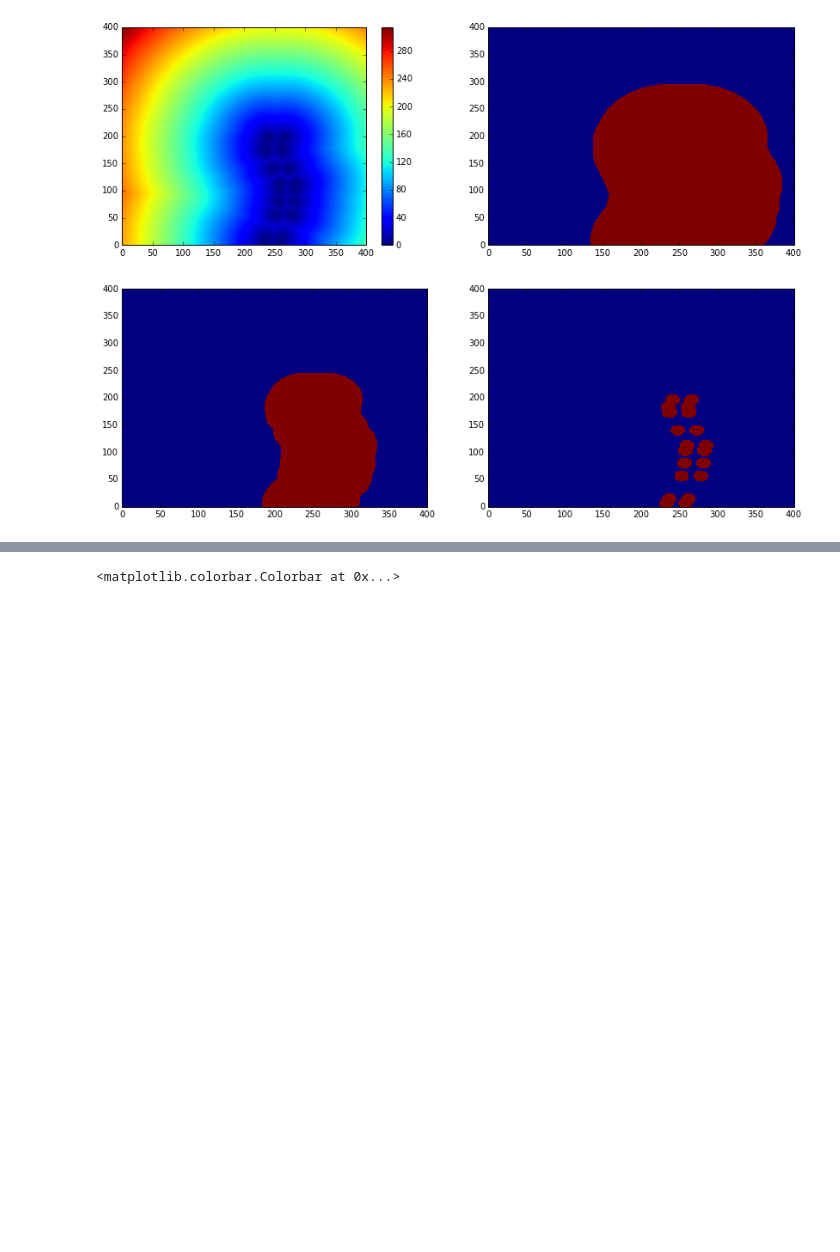
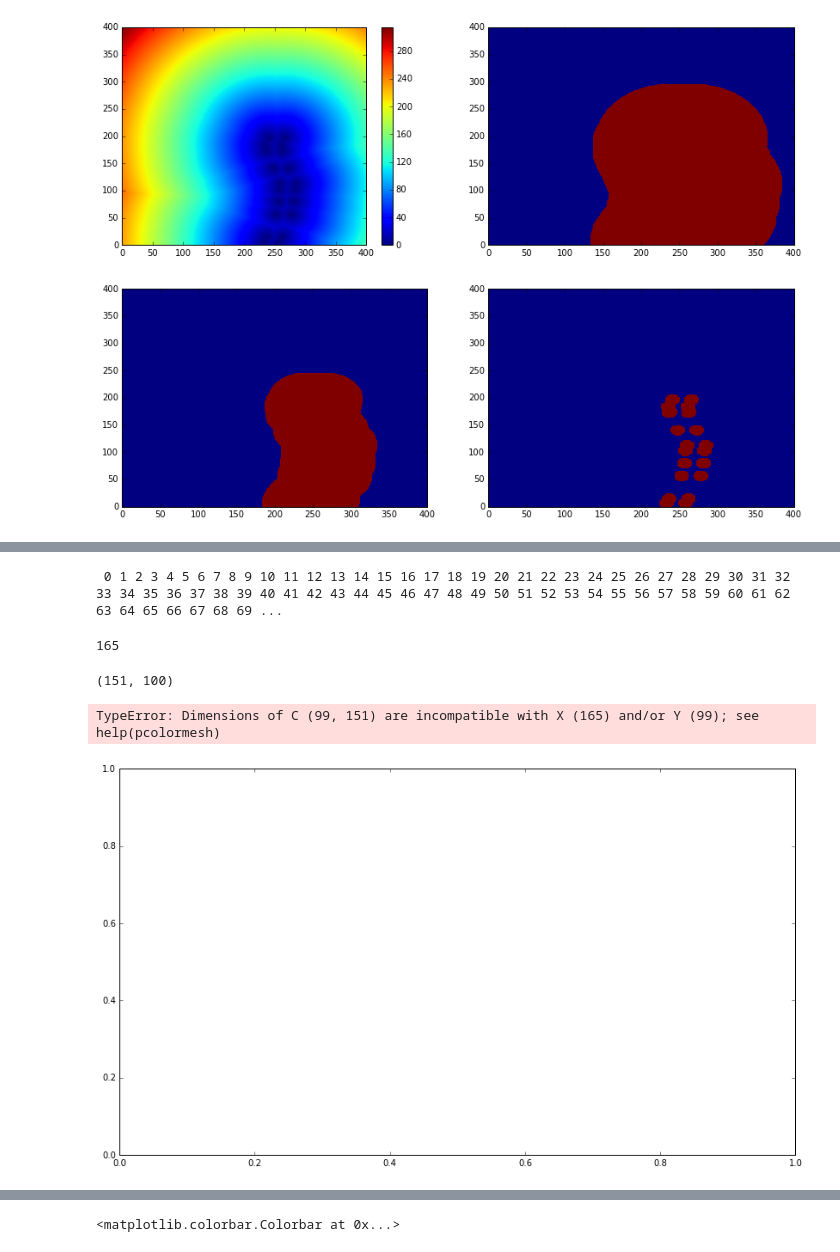
Before and after one commit to mvanlierwalq/IPy_NB_Public, a Jupyter notebook: test_spatial_statistics.ipynb, the cells around one changed output, grey strips where cells are left out. Drawn from its saved outputs; the diff is of its cells as text; code cells hidden in the pictures; blank space fills up the shorter version.

```diff
--- a/test_spatial_statistics.ipynb
+++ b/test_spatial_statistics.ipynb
@@ -218,0 +455,80 @@ for i in xrange(darr.shape[0]):
+# %%
+#..Let's do the same thing we did for radar, now for model updrafts
+threshold = 15.
+blurval = 1.
+
+epocz = []
+for j in xrange(numfiles):
+    print j,
+    filenm = wrf_files[j]
+    #..Load data, look at it
+    wrf_epoc = (datetime.datetime(2011,5,int(filenm[-11:-9]),int(filenm[-8:-6]),int(filenm[-5:-3])) -
+                        datetime.datetime(1970,1,1)).total_seconds()
+    epocz = np.r_[epocz,wrf_epoc]
+
+    #..get a representative time of updraft
+    nc = Dataset(basepath+filenm,'r')
+    wup = nc.variables[w_nm][0,:,:,:]
+    nc.close()
+    dd = np.ma.masked_where(np.logical_or(zw>9000.,zw<6000.),wup)
+    wup_avg = dd.mean(axis=0)
+
+    #     kdp_proc = np.ma.masked_where(rho<.8,kdp_proc)
+    #     kdp_proc = np.ma.masked_where(zhh<15.,kdp_proc)
+    #..Get KDP objects
+    upd_seeds,nobj,updi,updif,upd_obj = find_stuff_at_level(wup_avg,16,threshold,blurval,
+                                                        leveloff  = 0,
+                                                        levelup   = 4,
+                                                        leveldown = 0,
+                                                        debug     = True,
+                                                        erodedilate = False,
+                                                        newseg    = False,
+                                                        twodim_field = True)
+    #..
+    objst = copy.deepcopy(upd_seeds)
+    objst[upd_seeds==0]=1
+    objst[upd_seeds>0]=False
+    dmap = np.sqrt(mahotas.distance(objst))
+    #..
+    #...Cacalate how area and perimeter of the enclosed region scale with distance
+    darr = np.linspace(1.,100.,num=100)
+    darea = []
+    dperm = []
+    for i in xrange(darr.shape[0]):
+        dum = dmap<darr[i]
+        darea = np.r_[darea,dum.sum()]
+        dperm = np.r_[dperm,skm.perimeter(dum)]
+    if (j!=0):
+        darea_all_m = np.vstack((darea_all,darea))
+        dperm_all_m = np.vstack((dperm_all,dperm))
+    else:
+        darea_all_m = darea
+        dperm_all_m = dperm
+    #..
+# %% [output]
+ 0 1 2 3 4 5 6 7 8 9 10 11 12 13 14 15 16 17 18 19 20 21 22 23 24 25 26 27 28 29 30 31 32 33 34 35 36 37 38 39 40 41 42 43 44 45 46 47 48 49 50 51 52 53 54 55 56 57 58 59 60 61 62 63 64 65 66 67 68 69 ...
+# %%
+print numfiles
+# %% [output]
+165
+# %%
+dts = map(datetime.datetime.utcfromtimestamp,epocz)
+tim = dates.date2num(dts)
+#..Time "edges" rather than centers
+tme = make_edge_vec(tim)
+fig = plt.figure(figsize=(14,8))
+ax1 = fig.add_subplot(1,1,1)
+print dperm_all_m.shape
+#plt.pcolormesh(dperm_all.T)
+#plt.pcolormesh(tim,darr,darea_all.T,cmap=cm.gist_stern)
+#plt.pcolormesh(tim,darr[1:],darea_all[:,1:].T-darea_all[:,0:-1].T,cmap=cm.gist_stern)
+#plt.pcolormesh(tim,darr,dperm_all.T,cmap=cm.gist_stern)
+plt.pcolormesh(tim,darr[1:],dperm_all_m[:,1:].T-dperm_all_m[:,0:-1].T,vmin=-60,vmax=60,cmap=cm.PuOr)
+ax1.xaxis.set_major_locator(dates.HourLocator())
+ax1.xaxis.set_major_formatter(hfmt)
+ax1.set_xlim(tim[0],tim[-1])
+plt.colorbar()
+# %% [output]
+(151, 100)
+TypeError: Dimensions of C (99, 151) are incompatible with X (165) and/or Y (99); see help(pcolormesh)
+[figure, added]
```
Also changed, not shown: parts of 13 cells of this notebook.
